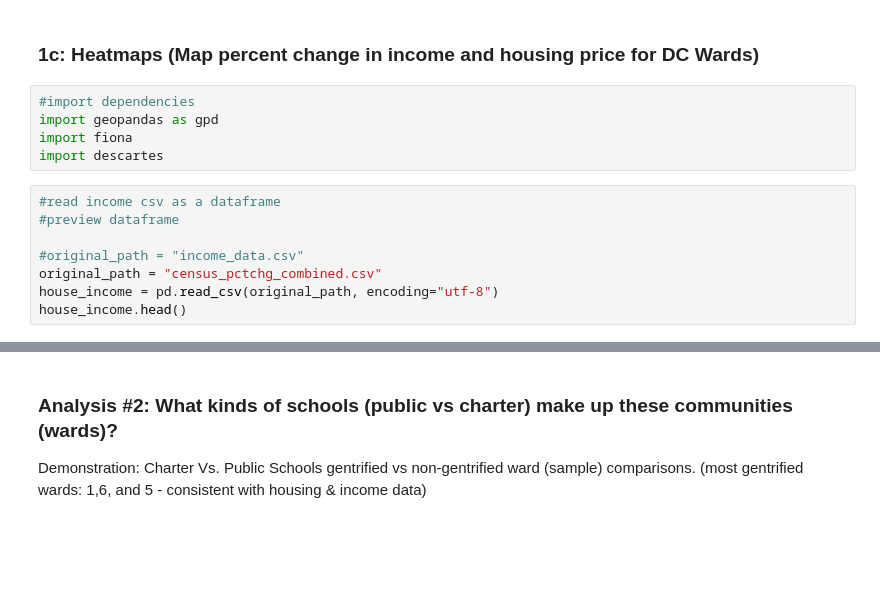
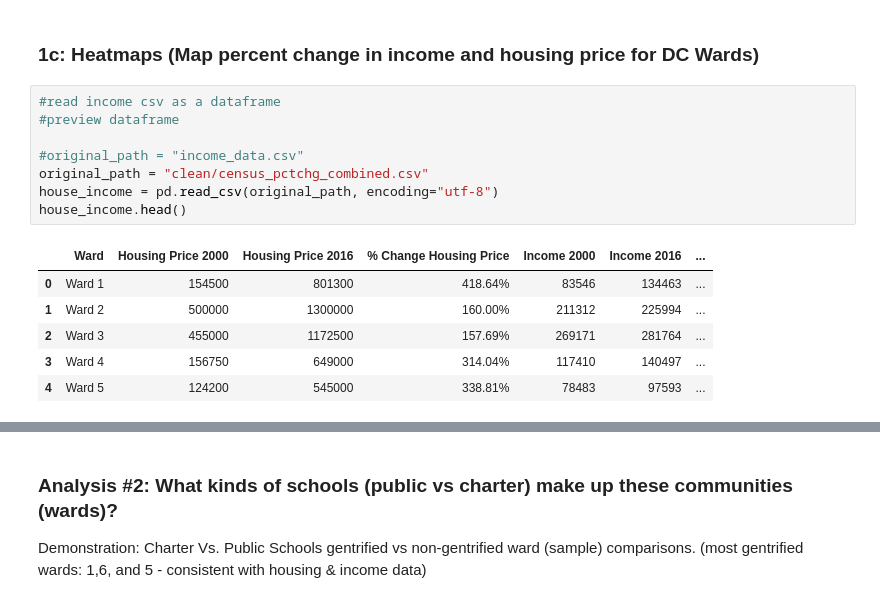
Before and after one commit to mzdemmy/tweetypy, a Jupyter notebook: Data Analysis.ipynb, the cells around one changed output, grey strips where cells are left out. Cells and saved outputs as stored; diff of their text form; blank space fills up the shorter version.

```diff
--- a/Data Analysis.ipynb
+++ b/Data Analysis.ipynb
@@ -65,18 +78,20 @@ plt.show()
 # %% [markdown]
 ### 1c:  Heatmaps (Map percent change in income and housing price for DC Wards)
-# %%
-#import dependencies
-import geopandas as gpd
-import fiona
-import descartes
 # %%
 #read income csv as a dataframe
 #preview dataframe
 
 #original_path = "income_data.csv"
-original_path = "census_pctchg_combined.csv"
+original_path = "clean/census_pctchg_combined.csv"
 house_income = pd.read_csv(original_path, encoding="utf-8")
 house_income.head()
+# %% [output]
+|  | Ward | Housing Price 2000 | Housing Price 2016 | % Change Housing Price | Income 2000 | Income 2016 | ... |
+| 0 | Ward 1 | 154500 | 801300 | 418.64% | 83546 | 134463 | ... |
+| 1 | Ward 2 | 500000 | 1300000 | 160.00% | 211312 | 225994 | ... |
+| 2 | Ward 3 | 455000 | 1172500 | 157.69% | 269171 | 281764 | ... |
+| 3 | Ward 4 | 156750 | 649000 | 314.04% | 117410 | 140497 | ... |
+| 4 | Ward 5 | 124200 | 545000 | 338.81% | 78483 | 97593 | ... |
 # %%
 # create initial map of dc
 # set the filepath and load in a shapefile
```
Also changed, not shown: parts of 24 cells of this notebook.
